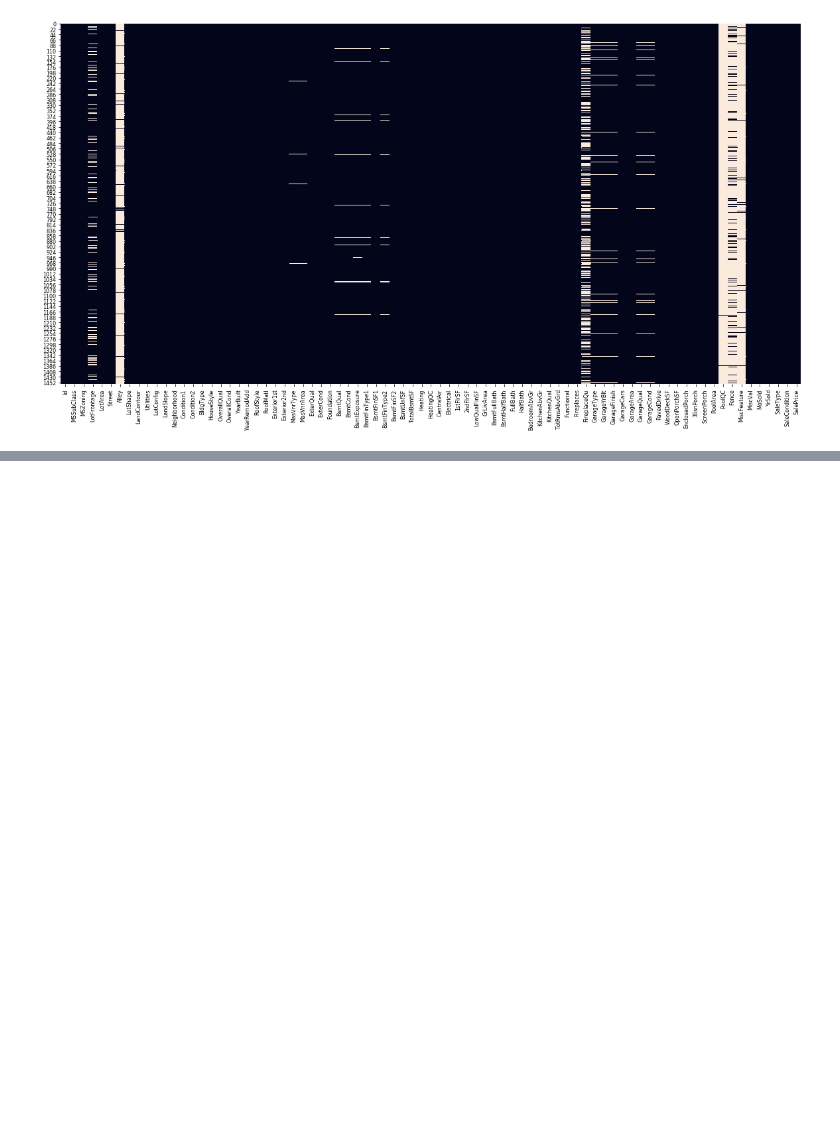
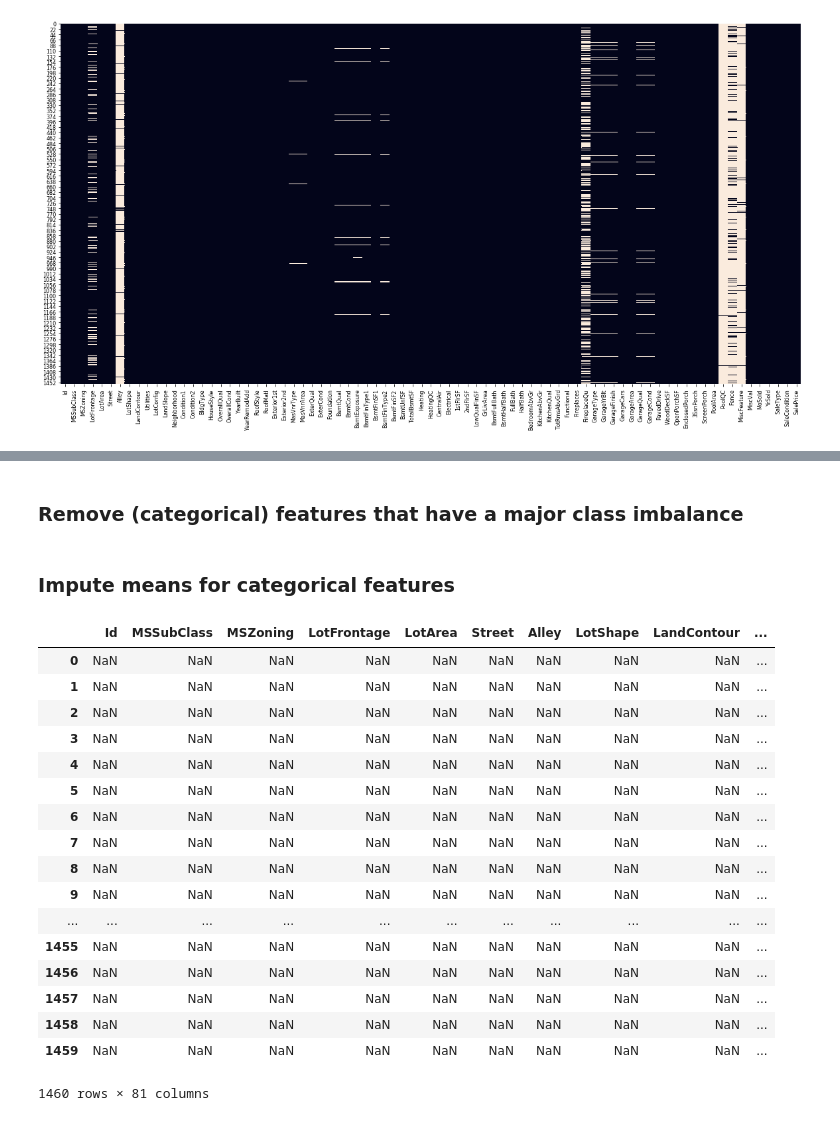
Before and after one commit to emrapport/w207_final_proj, a Jupyter notebook: HomePrices.ipynb, the cells around one changed output, grey strips where cells are left out. Drawn from its saved outputs; the diff is of its cells as text; code cells hidden in the pictures; blank space fills up the shorter version.

```diff
--- a/HomePrices.ipynb
+++ b/HomePrices.ipynb
@@ -12,6 +12,9 @@ def rmsle(y, y_pred):
     assert len(y) == len(y_pred)
     terms_to_sum = [(math.log(y_pred[i] + 1) - math.log(y[i] + 1)) ** 2.0 for i,pred in enumerate(y_pred)]
     return (sum(terms_to_sum) * (1.0/len(y))) ** 0.5
+
+pd.options.display.max_columns = 1000
+pd.options.display.max_rows = 1000
 # %%
 # Plot Functions
 SMALL_SIZE = 8
@@ -119,0 +132,25 @@ plt.savefig('./missing_EDA.pdf')
+# %% [markdown]
+### Remove (categorical) features that have a major class imbalance
+# %% [markdown]
+### Impute means for categorical features
+# %%
+original_data[original_data.isin([np.nan, np.inf, -np.inf])]
+# %% [output]
+|  | Id | MSSubClass | MSZoning | LotFrontage | LotArea | Street | Alley | LotShape | LandContour | ... |
+| 0 | NaN | NaN | NaN | NaN | NaN | NaN | NaN | NaN | NaN | ... |
+| 1 | NaN | NaN | NaN | NaN | NaN | NaN | NaN | NaN | NaN | ... |
+| 2 | NaN | NaN | NaN | NaN | NaN | NaN | NaN | NaN | NaN | ... |
+| 3 | NaN | NaN | NaN | NaN | NaN | NaN | NaN | NaN | NaN | ... |
+| 4 | NaN | NaN | NaN | NaN | NaN | NaN | NaN | NaN | NaN | ... |
+| 5 | NaN | NaN | NaN | NaN | NaN | NaN | NaN | NaN | NaN | ... |
+| 6 | NaN | NaN | NaN | NaN | NaN | NaN | NaN | NaN | NaN | ... |
+| 7 | NaN | NaN | NaN | NaN | NaN | NaN | NaN | NaN | NaN | ... |
+| 8 | NaN | NaN | NaN | NaN | NaN | NaN | NaN | NaN | NaN | ... |
+| 9 | NaN | NaN | NaN | NaN | NaN | NaN | NaN | NaN | NaN | ... |
+| ... | ... | ... | ... | ... | ... | ... | ... | ... | ... | ... |
+| 1455 | NaN | NaN | NaN | NaN | NaN | NaN | NaN | NaN | NaN | ... |
+| 1456 | NaN | NaN | NaN | NaN | NaN | NaN | NaN | NaN | NaN | ... |
+| 1457 | NaN | NaN | NaN | NaN | NaN | NaN | NaN | NaN | NaN | ... |
+| 1458 | NaN | NaN | NaN | NaN | NaN | NaN | NaN | NaN | NaN | ... |
+| 1459 | NaN | NaN | NaN | NaN | NaN | NaN | NaN | NaN | NaN | ... |
+1460 rows × 81 columns
```
Also changed, not shown: parts of 21 cells of this notebook.
